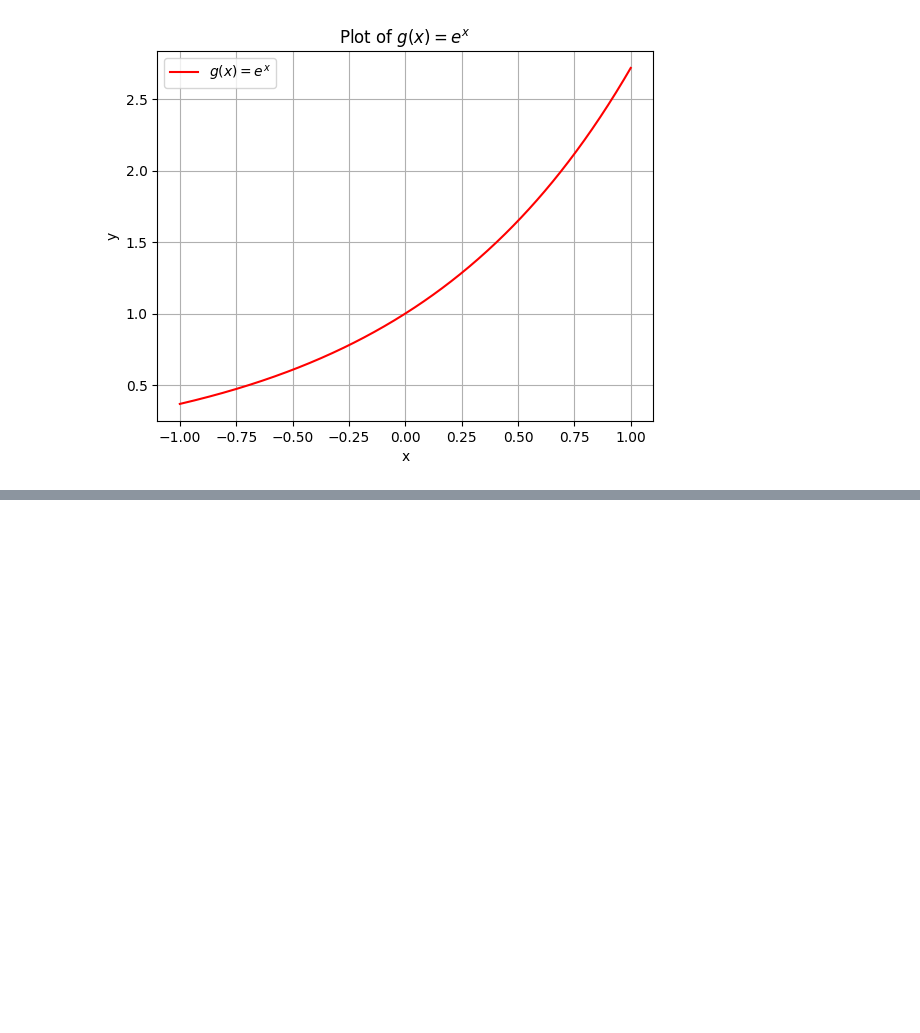
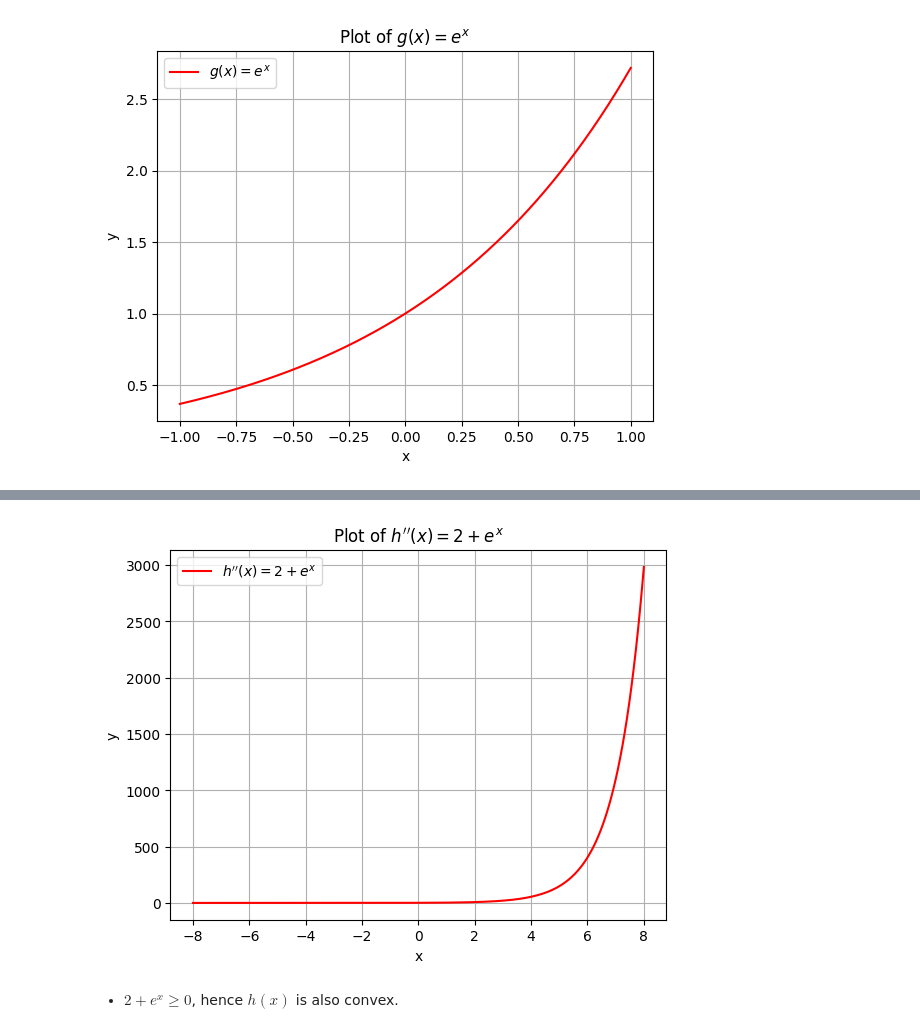
Before and after one commit to jacob5412/2024FA_IEMS_351, a Jupyter notebook: Homework/hw2/iems_351_hw_2.ipynb, the cells around one changed output, grey strips where cells are left out. Saved outputs shown, nothing was run; the diff lists cells and outputs as text; code cells hidden in the pictures; blank space fills up the shorter version.

```diff
--- a/Homework/hw2/iems_351_hw_2.ipynb
+++ b/Homework/hw2/iems_351_hw_2.ipynb
@@ -133,0 +145,15 @@ $$f''(x) \ge 0, \forall x \in \mathbb{R}$$
+# %%
+x = np.linspace(-8, 8, 400)
+y = 2 + np.exp(x)
+
+plt.plot(x, y, "r-", label=r"$h''(x) = 2 + e^x$")
+plt.xlabel("x")
+plt.ylabel("y")
+plt.grid(True)
+plt.title(r"Plot of $h''(x) = 2 + e^x$")
+plt.legend()
+plt.show()
+# %% [output]
+[figure, added]
+# %% [markdown]
+* $2 + e^x \ge 0$, hence $h(x)$ is also convex.
```
Also changed, not shown: parts of 1 cell of this notebook, 4 other files.
